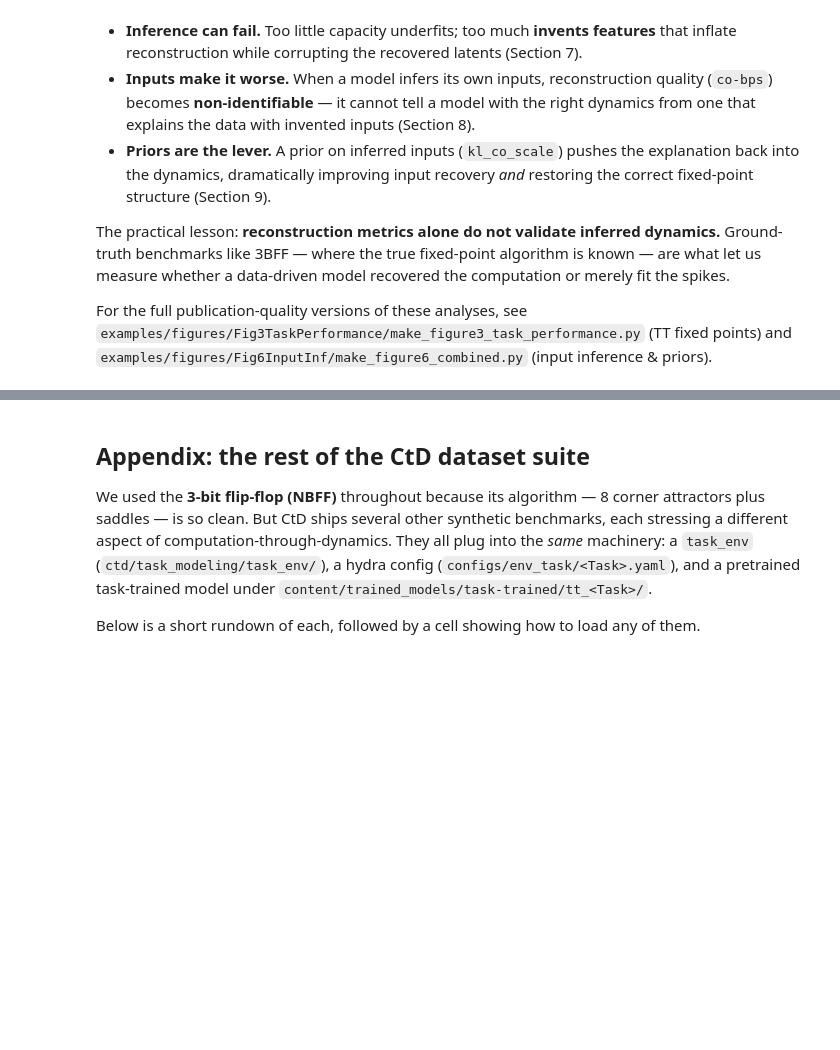
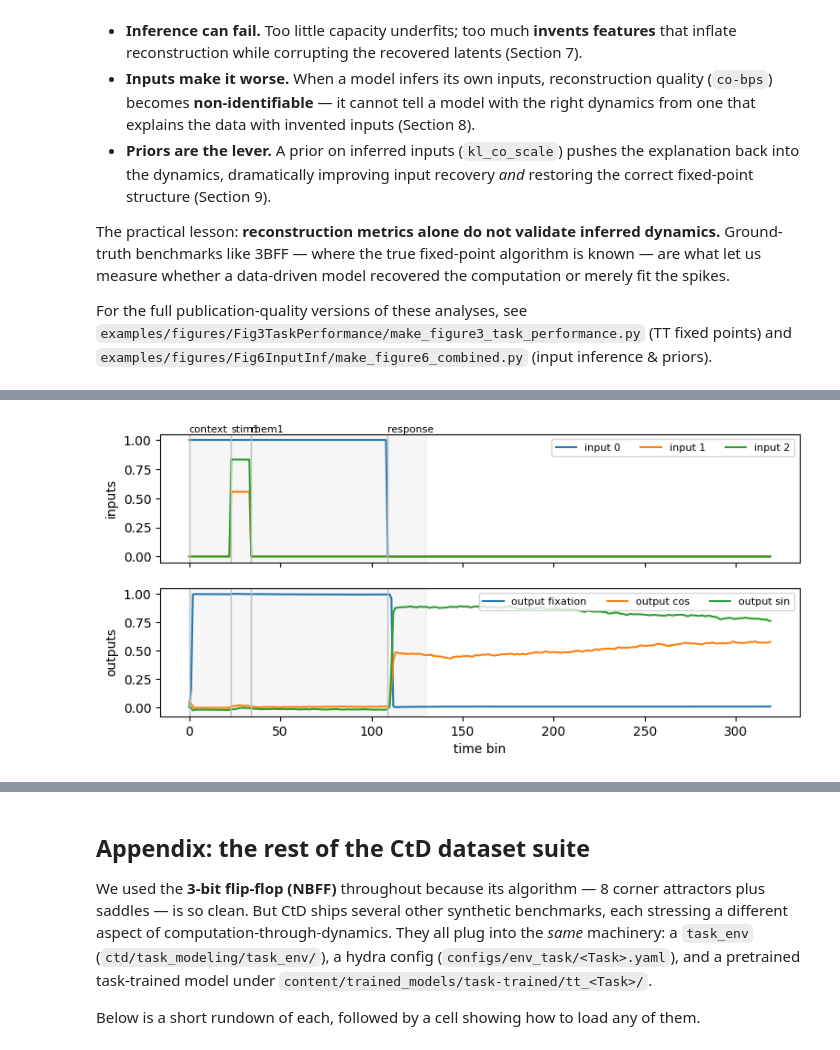
Before and after one commit to snel-repo/ComputationThroughDynamicsToolkit, a Jupyter notebook: examples/CtDToolkit_Walkthrough.ipynb, the cells around one changed output, grey strips where cells are left out. Saved outputs shown, nothing was run; the diff lists cells and outputs as text; code cells hidden in the pictures; blank space fills up the shorter version.

```diff
--- a/examples/CtDToolkit_Walkthrough.ipynb
+++ b/examples/CtDToolkit_Walkthrough.ipynb
@@ -780,0 +895,27 @@ For the full publication-quality versions of these analyses, see
+# %%
+trial_idx = 0
+fig, axes = plt.subplots(2, 1, figsize=(9, 4), sharex=True)
+
+axes[0].plot(true_inputs[trial_idx, :, 0], label="input 0")
+axes[0].plot(true_inputs[trial_idx, :, 1], label="input 1")
+axes[0].plot(true_inputs[trial_idx, :, 2], label="input 2")
+axes[1].plot(out[trial_idx, :, 0], label="output fixation")
+axes[1].plot(out[trial_idx, :, 1], label="output cos")
+axes[1].plot(out[trial_idx, :, 2], label="output sin")
+
+for phase_name, (s, e) in phase_task[trial_idx].items():
+    for ax in axes:
+        ax.axvspan(s, e, color="0.9", alpha=0.35)
+        ax.axvline(s, color="0.75", lw=1)
+    axes[0].text(s, axes[0].get_ylim()[1], phase_name, fontsize=8, va="bottom")
+
+axes[0].set_ylabel("inputs")
+axes[1].set_ylabel("outputs")
+axes[1].set_xlabel("time bin")
+axes[0].legend(fontsize=8, ncol=3)
+axes[1].legend(fontsize=8, ncol=3)
+plt.show()
+
+# TODO: Write down which phase you want to analyze first and why.
+# %% [output]
+[figure, added]
```
Also changed, not shown: parts of 21 cells of this notebook, 1 other file.
